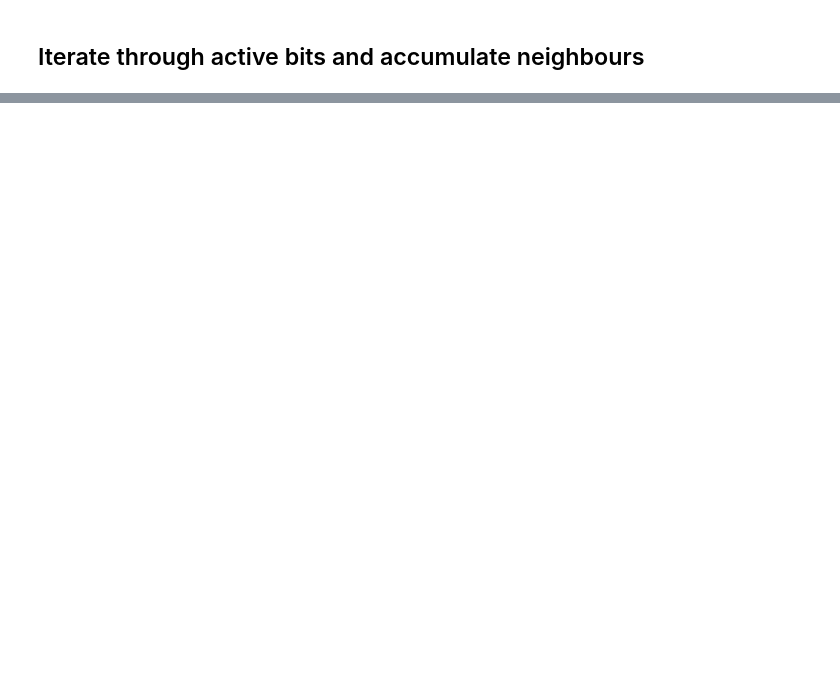
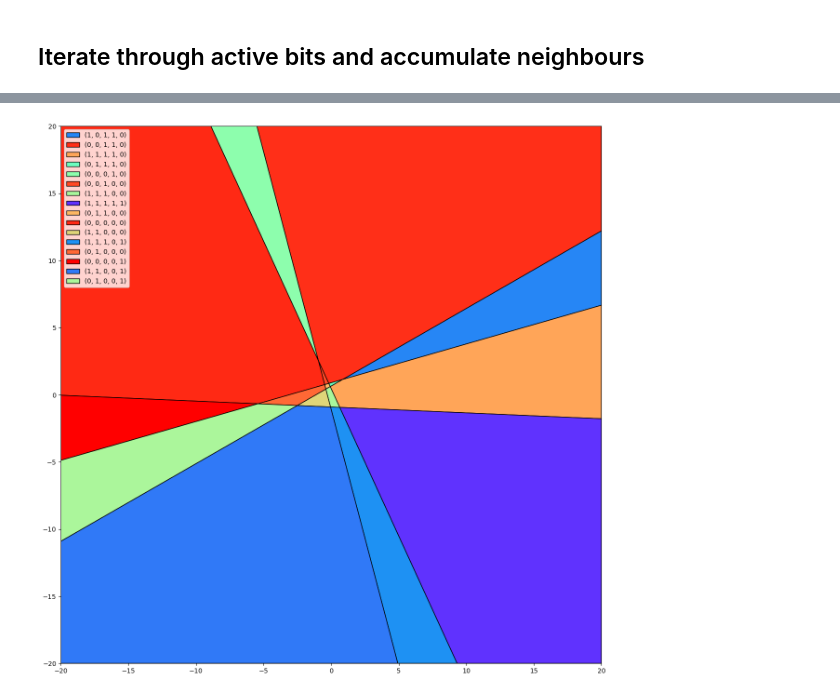
Before and after one commit to Johanmkr/WP1-Polyhedra, a Jupyter notebook: notebooks/new_tree.ipynb, the cells around one changed output, grey strips where cells are left out. Drawn from its saved outputs; the diff is of its cells as text; code cells hidden in the pictures; blank space fills up the shorter version.

Commit message:
Working polygon finder

```diff
--- a/notebooks/new_tree.ipynb
+++ b/notebooks/new_tree.ipynb
@@ -313,0 +459,27 @@ array([0, 2])
+# %%
+import matplotlib.pyplot as plt
+import matplotlib
+from matplotlib.patches import Polygon
+from matplotlib.collections import PatchCollection
+colors = [np.random.randint(1, 300) for i in range(len(traversed))]
+cmap = matplotlib.colormaps['rainbow']
+
+polygons = []
+for i, q in enumerate(traversed.keys()):
+    q_arr = np.array(q)
+    A, c = get_A_c(q_arr, H[0])
+    verts = lineqs(-A, -c, bounds=bounds, show=False)
+
+    polygon = Polygon(xy=verts, facecolor=cmap(colors[i]), edgecolor="black", label=f"{q}")
+
+    polygons.append(polygon)
+
+fig, ax = plt.subplots(figsize=(15,15))
+
+for p in polygons:
+    ax.add_patch(p)
+    ax.legend()
+    ax.set_xlim([-fac, fac])
+    ax.set_ylim([-fac, fac])
+# %% [output]
+[figure, added]
```
Also changed, not shown: parts of 12 cells of this notebook.
